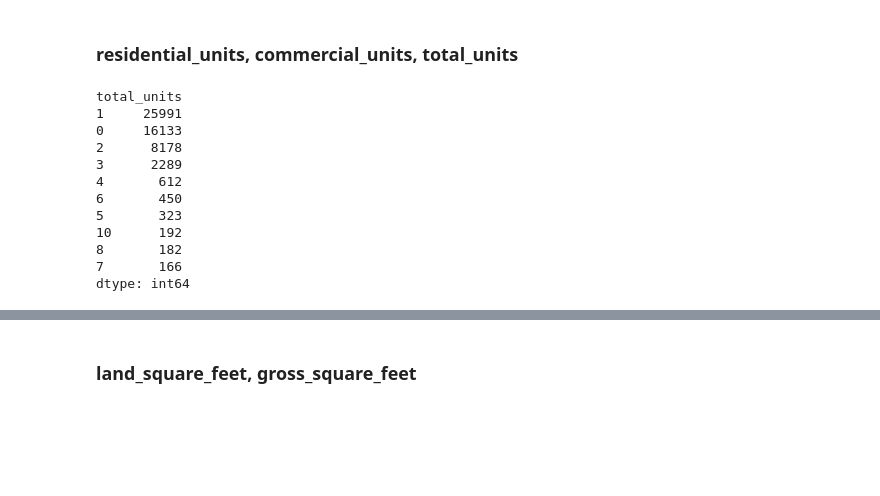
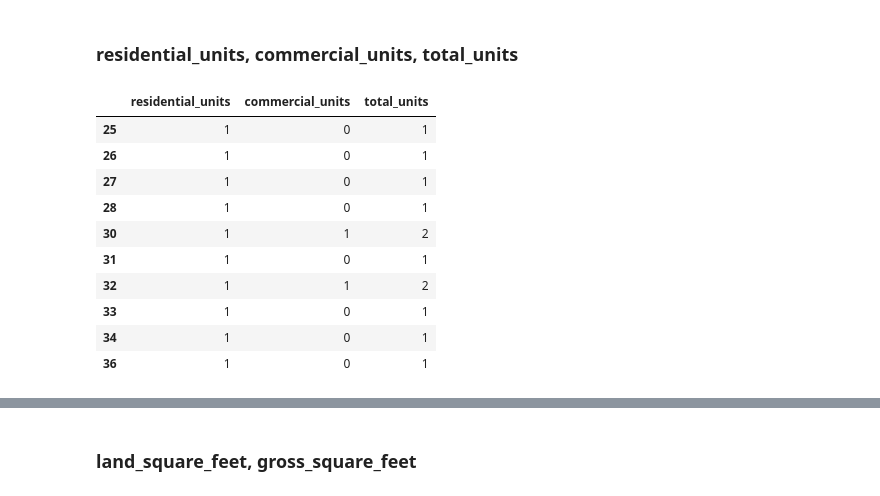
Before and after one commit to tansudasli/analytics-sandbox, a Jupyter notebook: real_estate_of_nyc_EDA.ipynb, the cells around one changed output, grey strips where cells are left out. Drawn from its saved outputs; the diff is of its cells as text; code cells hidden in the pictures; blank space fills up the shorter version.

```diff
--- a/real_estate_of_nyc_EDA.ipynb
+++ b/real_estate_of_nyc_EDA.ipynb
@@ -716,6 +715,18 @@ data = x
 # %%
-raw_data[['residential_units', 'commercial_units', 'total_units']].head(20)
+x[['residential_units', 'commercial_units', 'total_units']].head(10)
 
 # total = residental + commercial ?
 # if there are dif, can we set to commercial or we should delete  or we may use to create a dummy category ?
 # if total = 0 , what we should do?
+# %% [output]
+|  | residential_units | commercial_units | total_units |
+| 25 | 1 | 0 | 1 |
+| 26 | 1 | 0 | 1 |
+| 27 | 1 | 0 | 1 |
+| 28 | 1 | 0 | 1 |
+| 30 | 1 | 1 | 2 |
+| 31 | 1 | 0 | 1 |
+| 32 | 1 | 1 | 2 |
+| 33 | 1 | 0 | 1 |
+| 34 | 1 | 0 | 1 |
+| 36 | 1 | 0 | 1 |
@@ -726,21 +732,0 @@ raw_data['total_units'] = raw_data['total_units'].str.replace(r',', '')
-# %%
-len(kkk[kkk.total_units.isna()])
-
-len(kkk[kkk.residential_units.isna()])
-
-kkk.groupby('total_units').size().sort_values(ascending=False).head(10)#.plot()
-
-kkk.groupby('commercial_units').size().sort_values(ascending=False).head(10)#.plot()
-# %% [output]
-total_units
-1     25991
-0     16133
-2      8178
-3      2289
-4       612
-6       450
-5       323
-10      192
-8       182
-7       166
-dtype: int64
```
Also changed, not shown: parts of 46 cells of this notebook.
